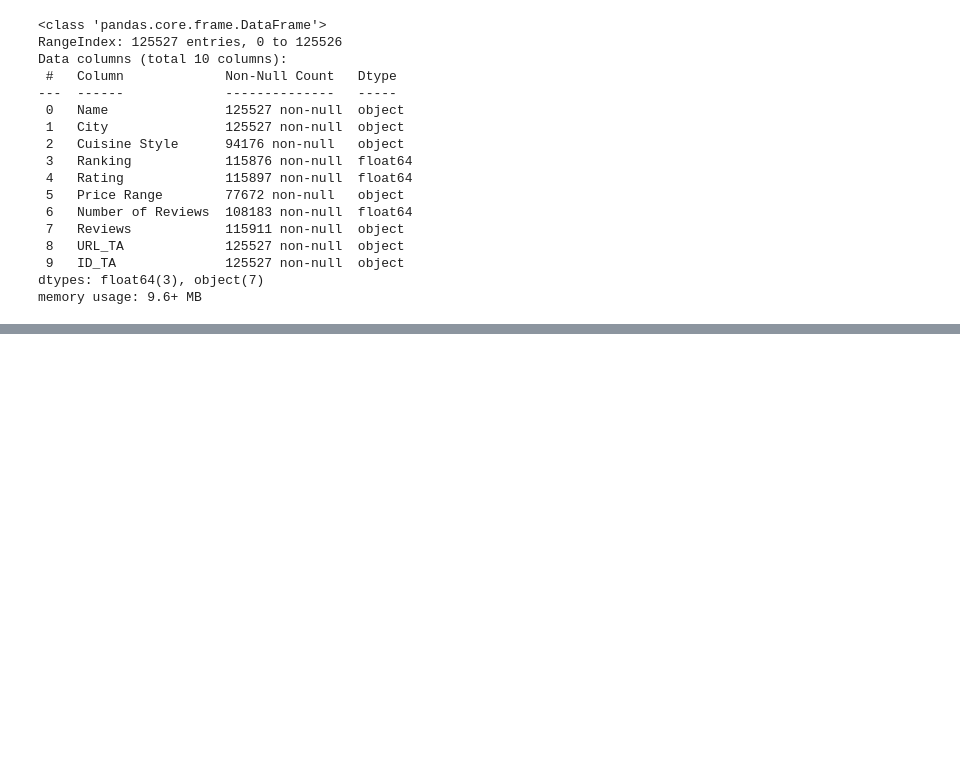
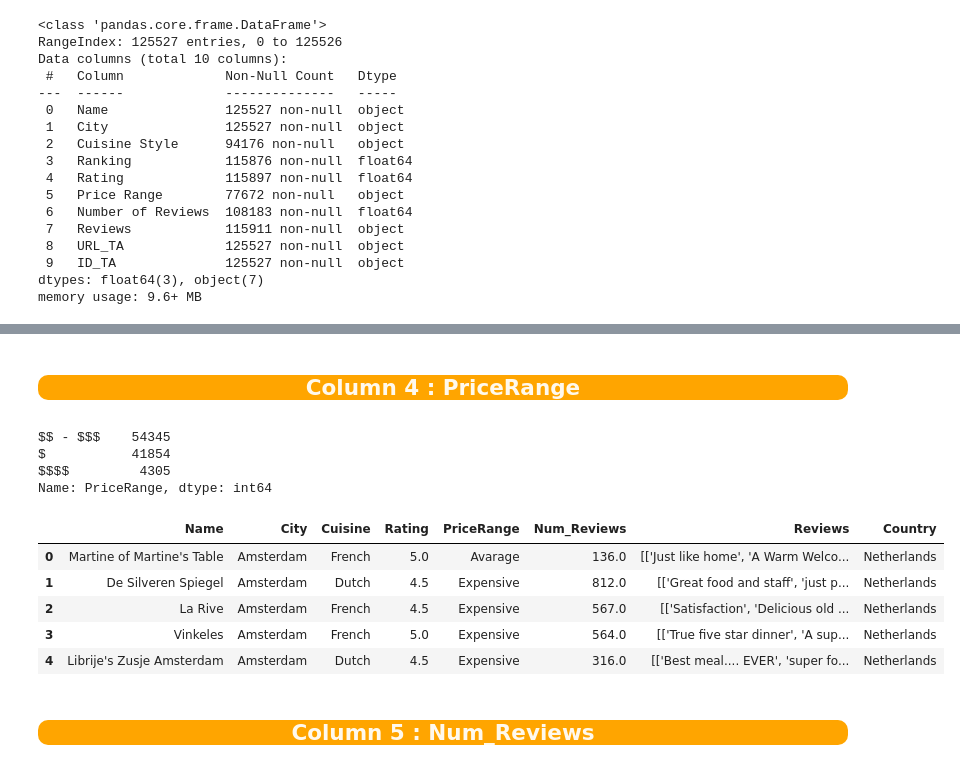
Before and after one commit to anilembel/TripAdvisor_Restaurants_31Cities, a Jupyter notebook: EDA_TripAdvisor.ipynb, the cells around one changed output, grey strips where cells are left out. Cells and saved outputs as stored; diff of their text form; code cells hidden in the pictures; blank space fills up the shorter version.

```diff
--- a/EDA_TripAdvisor.ipynb
+++ b/EDA_TripAdvisor.ipynb
@@ -131,0 +353,3 @@ memory usage: 7.7+ MB
+# %%
+#Dropping data with rating below 0.
+df.drop(df[df.Rating < 0].index, inplace = True)
@@ -131,0 +369,23 @@ memory usage: 7.7+ MB
+# %% [markdown]
+### <p align="center" style="background-color:#FFA500; font-family:newtimeroman; color:#FFF9ED; font-size:120%; border-radius:10px 10px;"> Column 4 : PriceRange   </p>
+# %%
+df.PriceRange.value_counts(dropna=False)
+# %% [output]
+$$ - $$$    54345
+$           41854
+$$$$         4305
+Name: PriceRange, dtype: int64
+# %%
+#Replacing price range with a string values.
+df.replace({"$": 'Cheap', "$$ - $$$": 'Avarage', "$$$$": 'Expensive'}, inplace = True)
+# %%
+df.head()
+# %% [output]
+|  | Name | City | Cuisine | Rating | PriceRange | Num_Reviews | Reviews | Country |
+| 0 | Martine of Martine's Table | Amsterdam | French | 5.0 | Avarage | 136.0 | [['Just like home', 'A Warm Welco... | Netherlands |
+| 1 | De Silveren Spiegel | Amsterdam | Dutch | 4.5 | Expensive | 812.0 | [['Great food and staff', 'just p... | Netherlands |
+| 2 | La Rive | Amsterdam | French | 4.5 | Expensive | 567.0 | [['Satisfaction', 'Delicious old ... | Netherlands |
+| 3 | Vinkeles | Amsterdam | French | 5.0 | Expensive | 564.0 | [['True five star dinner', 'A sup... | Netherlands |
+| 4 | Librije's Zusje Amsterdam | Amsterdam | Dutch | 4.5 | Expensive | 316.0 | [['Best meal.... EVER', 'super fo... | Netherlands |
+# %% [markdown]
+### <p align="center" style="background-color:#FFA500; font-family:newtimeroman; color:#FFF9ED; font-size:120%; border-radius:10px 10px;"> Column 5 : Num_Reviews  </p>
```
Also changed, not shown: parts of 37 cells of this notebook.
